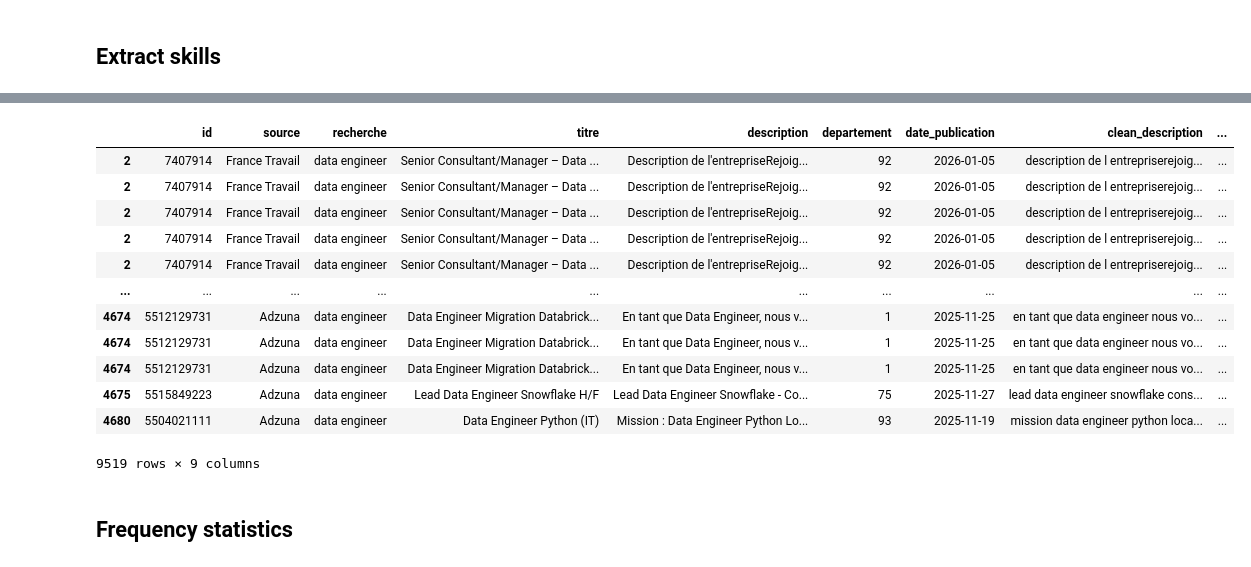
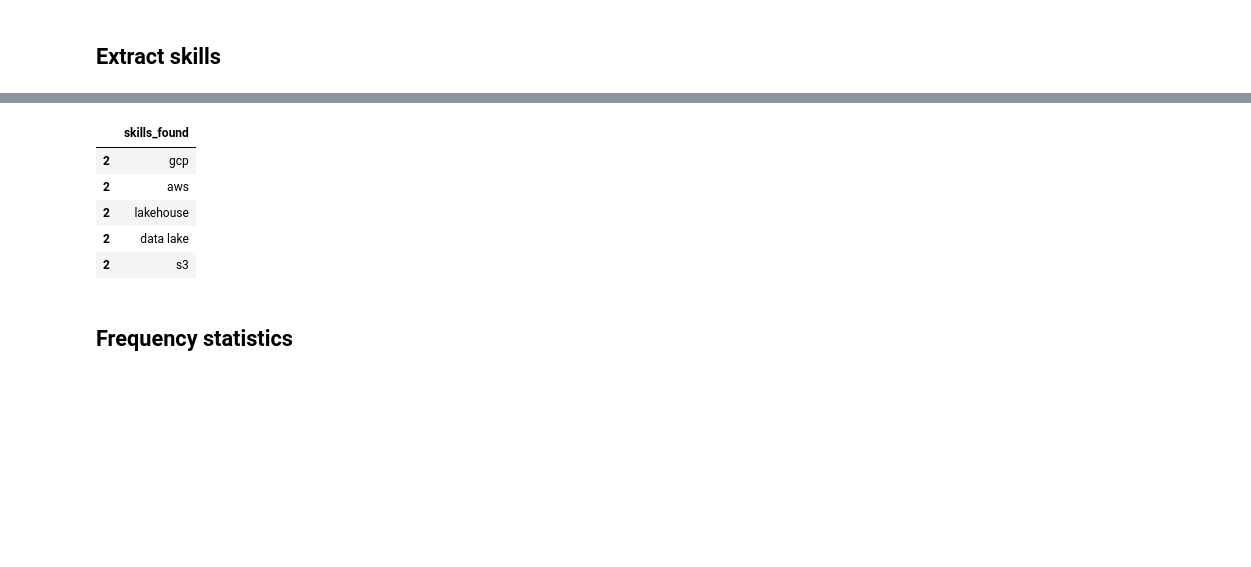
Before and after one commit to thcarole1/data-engineer-skills, a Jupyter notebook: notebooks/Data engineer skills.ipynb, the cells around one changed output, grey strips where cells are left out. Cells and saved outputs as stored; diff of their text form; code cells hidden in the pictures; blank space fills up the shorter version.

```diff
--- a/notebooks/Data engineer skills.ipynb
+++ b/notebooks/Data engineer skills.ipynb
@@ -202,23 +204,16 @@ df[["id", "skills_found"]].head()
 # %%
 # Long-form exploitation
 skills_long = df.explode("skills_found")
 skills_long = skills_long.dropna(subset=["skills_found"])
 
-skills_long
+skills_long[["skills_found"]].head()
 # %% [output]
-|  | id | source | recherche | titre | description | departement | date_publication | clean_description | ... |
-| 2 | 7407914 | France Travail | data engineer | Senior Consultant/Manager – Data ... | Description de l'entrepriseRejoig... | 92 | 2026-01-05 | description de l entrepriserejoig... | ... |
-| 2 | 7407914 | France Travail | data engineer | Senior Consultant/Manager – Data ... | Description de l'entrepriseRejoig... | 92 | 2026-01-05 | description de l entrepriserejoig... | ... |
-| 2 | 7407914 | France Travail | data engineer | Senior Consultant/Manager – Data ... | Description de l'entrepriseRejoig... | 92 | 2026-01-05 | description de l entrepriserejoig... | ... |
-| 2 | 7407914 | France Travail | data engineer | Senior Consultant/Manager – Data ... | Description de l'entrepriseRejoig... | 92 | 2026-01-05 | description de l entrepriserejoig... | ... |
-| 2 | 7407914 | France Travail | data engineer | Senior Consultant/Manager – Data ... | Description de l'entrepriseRejoig... | 92 | 2026-01-05 | description de l entrepriserejoig... | ... |
-| ... | ... | ... | ... | ... | ... | ... | ... | ... | ... |
-| 4674 | 5512129731 | Adzuna | data engineer | Data Engineer Migration Databrick... | En tant que Data Engineer, nous v... | 1 | 2025-11-25 | en tant que data engineer nous vo... | ... |
-| 4674 | 5512129731 | Adzuna | data engineer | Data Engineer Migration Databrick... | En tant que Data Engineer, nous v... | 1 | 2025-11-25 | en tant que data engineer nous vo... | ... |
-| 4674 | 5512129731 | Adzuna | data engineer | Data Engineer Migration Databrick... | En tant que Data Engineer, nous v... | 1 | 2025-11-25 | en tant que data engineer nous vo... | ... |
-| 4675 | 5515849223 | Adzuna | data engineer | Lead Data Engineer Snowflake H/F | Lead Data Engineer Snowflake - Co... | 75 | 2025-11-27 | lead data engineer snowflake cons... | ... |
-| 4680 | 5504021111 | Adzuna | data engineer | Data Engineer Python (IT) | Mission : Data Engineer Python Lo... | 93 | 2025-11-19 | mission data engineer python loca... | ... |
+|  | skills_found |
+| 2 | gcp |
+| 2 | aws |
+| 2 | lakehouse |
+| 2 | data lake |
+| 2 | s3 |
-9519 rows × 9 columns
 # %% [markdown]
 ## Frequency statistics
 # %%
```
Also changed, not shown: parts of 15 cells of this notebook.
